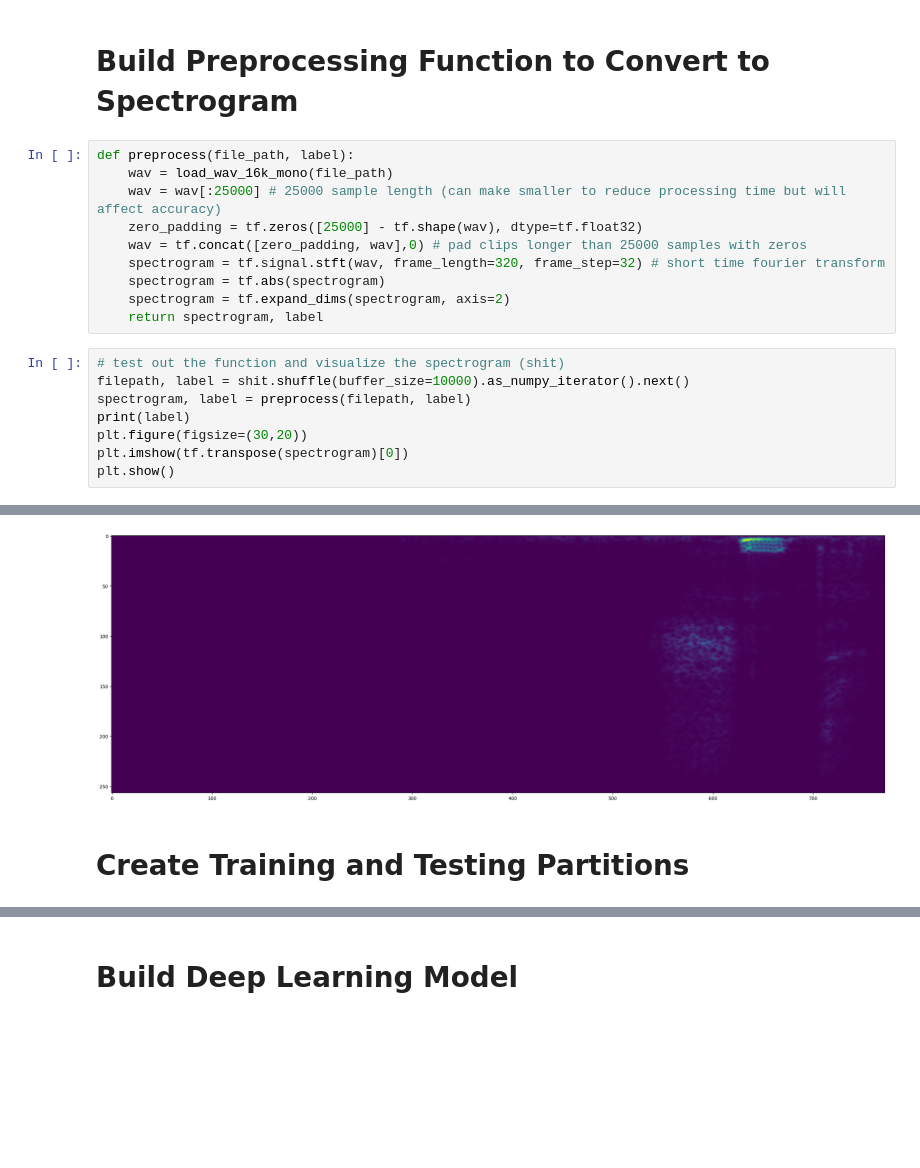
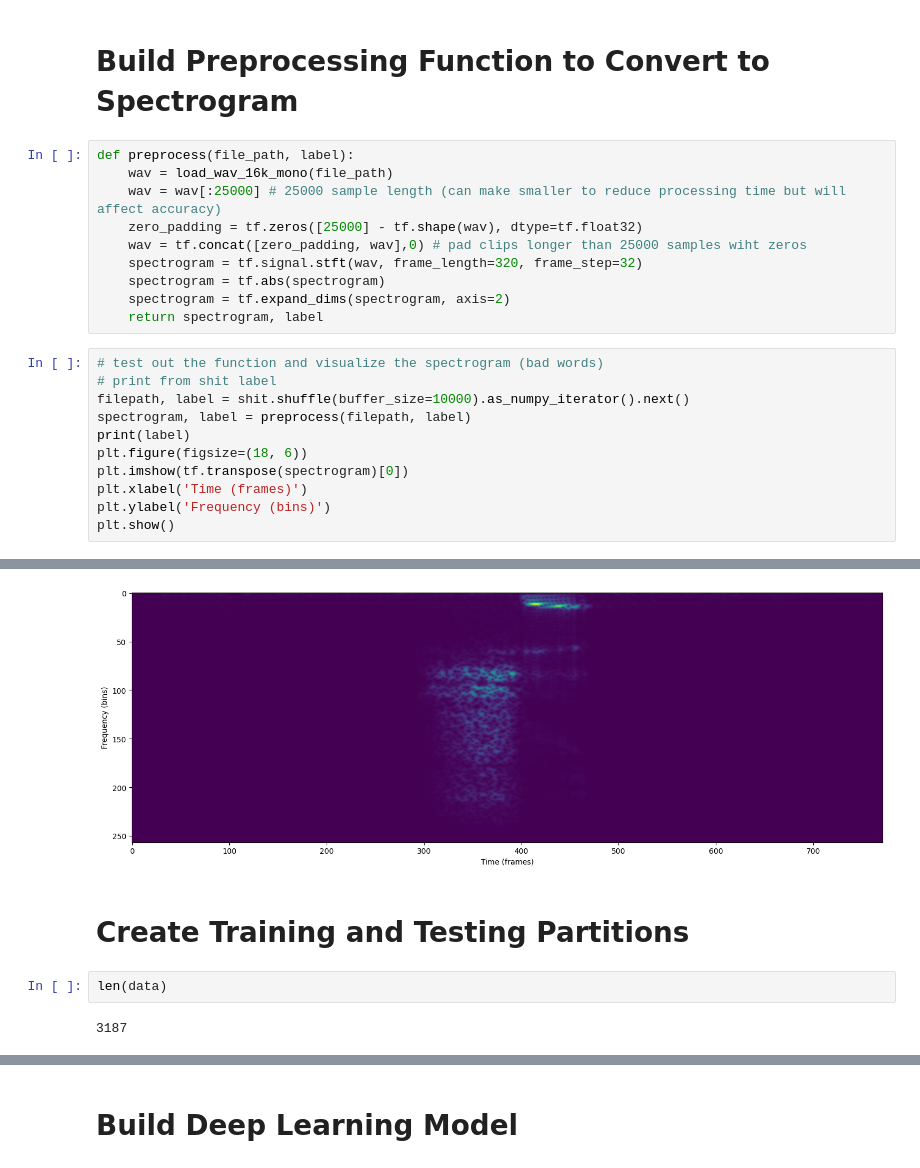
Before and after one commit to jose-reyes808/CECS456, a Jupyter notebook: bad_words_CNN.ipynb, the cells around one changed output, grey strips where cells are left out. Cells and saved outputs as stored; diff of their text form; blank space fills up the shorter version.

```diff
--- a/bad_words_CNN.ipynb
+++ b/bad_words_CNN.ipynb
@@ -141,17 +141,20 @@ def preprocess(file_path, label):
     wav = load_wav_16k_mono(file_path)
     wav = wav[:25000] # 25000 sample length (can make smaller to reduce processing time but will affect accuracy)
     zero_padding = tf.zeros([25000] - tf.shape(wav), dtype=tf.float32)
-    wav = tf.concat([zero_padding, wav],0) # pad clips longer than 25000 samples with zeros
-    spectrogram = tf.signal.stft(wav, frame_length=320, frame_step=32) # short time fourier transform
+    wav = tf.concat([zero_padding, wav],0) # pad clips longer than 25000 samples wiht zeros
+    spectrogram = tf.signal.stft(wav, frame_length=320, frame_step=32)
     spectrogram = tf.abs(spectrogram)
     spectrogram = tf.expand_dims(spectrogram, axis=2)
     return spectrogram, label
 # %%
-# test out the function and visualize the spectrogram (shit)
+# test out the function and visualize the spectrogram (bad words)
+# print from shit label
 filepath, label = shit.shuffle(buffer_size=10000).as_numpy_iterator().next()
 spectrogram, label = preprocess(filepath, label)
 print(label)
-plt.figure(figsize=(30,20))
+plt.figure(figsize=(18, 6))
 plt.imshow(tf.transpose(spectrogram)[0])
+plt.xlabel('Time (frames)')
+plt.ylabel('Frequency (bins)')
 plt.show()
 # %% [output]
@@ -159,5 +161,9 @@ WARNING:tensorflow:5 out of the last 5 calls to <function pfor.<locals>.f at 0x.
 [0. 0. 1.]
-[figure, old version]
+[figure, new version]
 # %% [markdown]
 # Create Training and Testing Partitions
+# %%
+len(data)
+# %% [output]
+3187
 # %%
```
Also changed, not shown: parts of 27 cells of this notebook.
